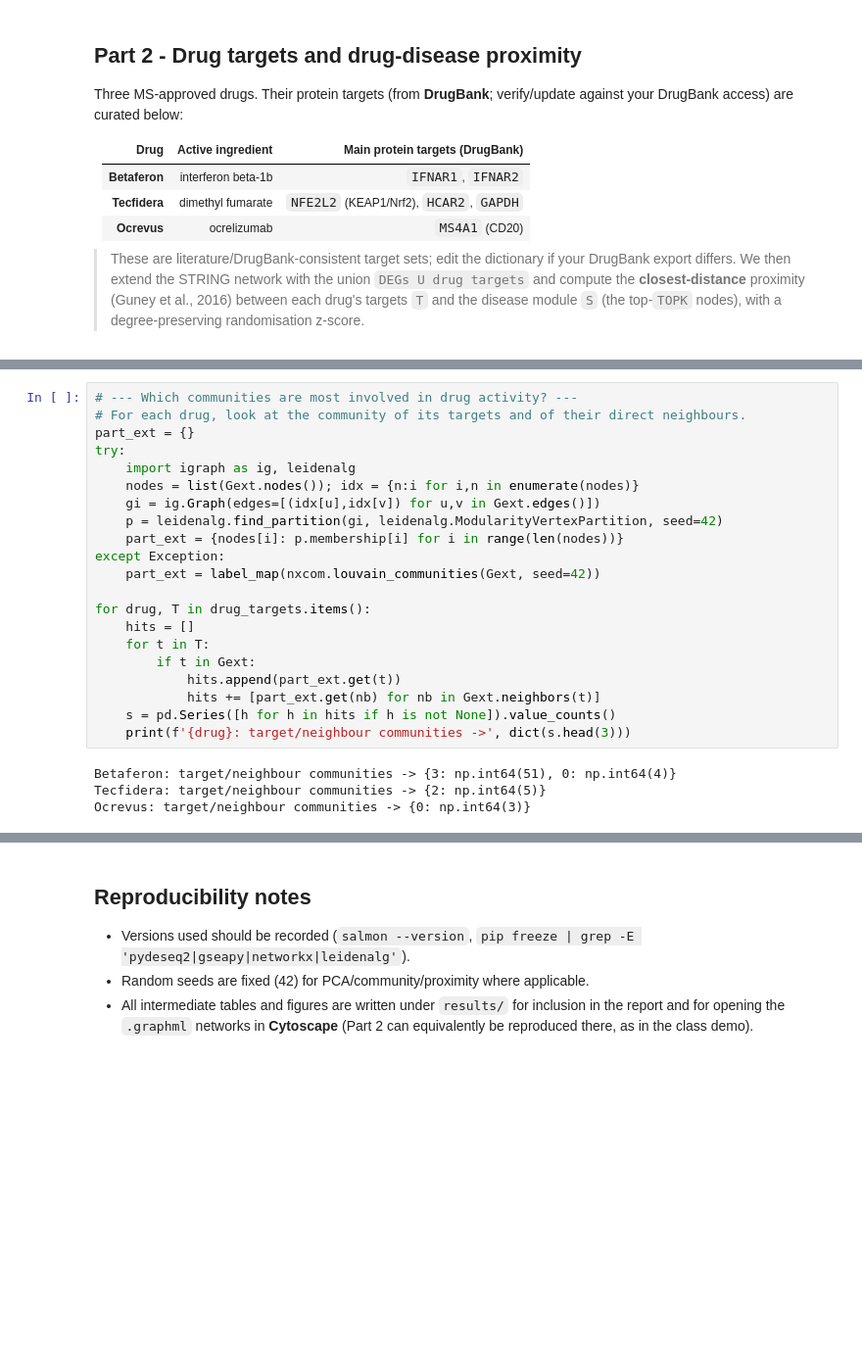
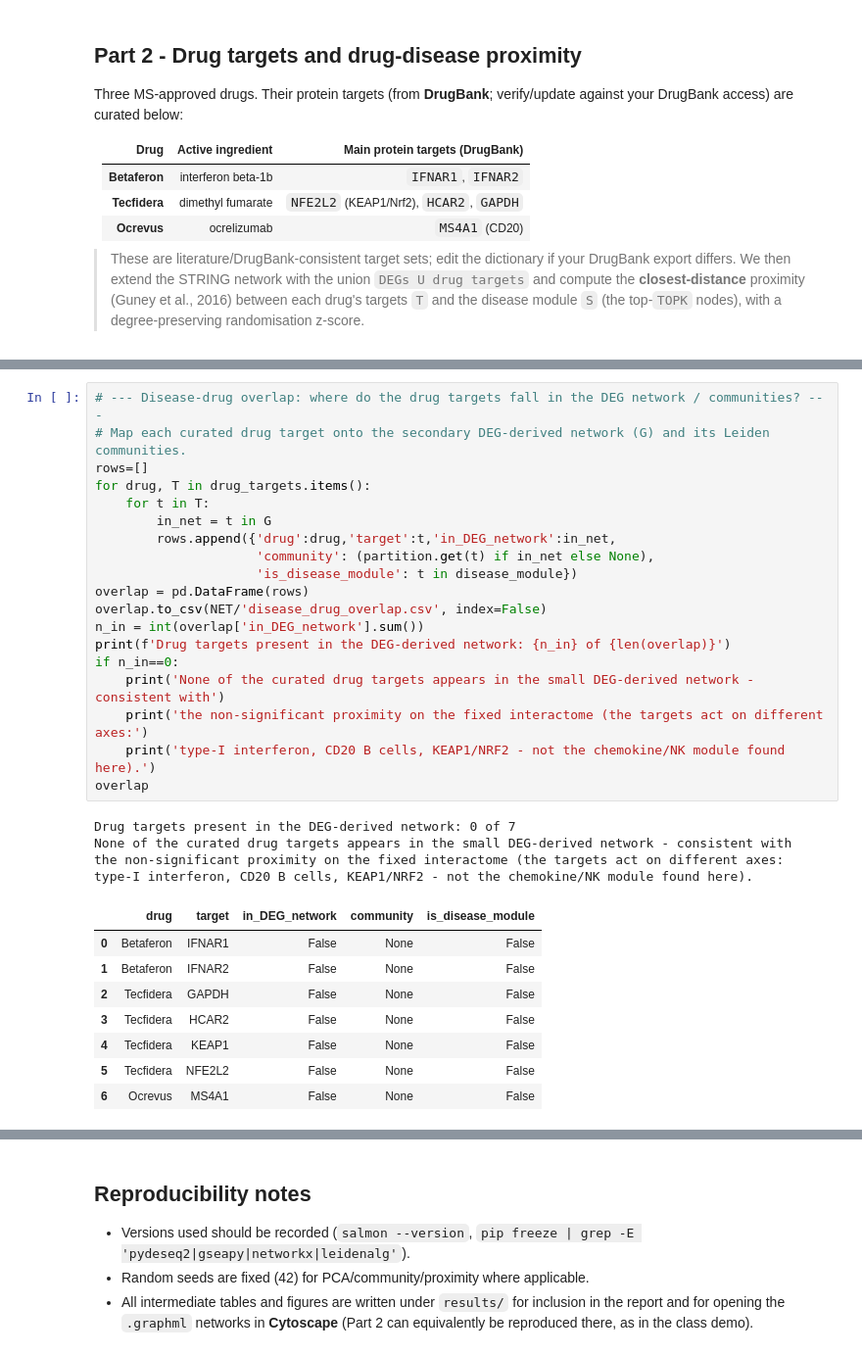
Before and after one commit to ilegul/ms-cd4, a Jupyter notebook: notebooks/BSB_CD4_MS_assignment.ipynb, the cells around one changed output, grey strips where cells are left out. Shown at 98% size. Cells and saved outputs as stored; diff of their text form; blank space fills up the shorter version.

```diff
--- a/notebooks/BSB_CD4_MS_assignment.ipynb
+++ b/notebooks/BSB_CD4_MS_assignment.ipynb
@@ -1873,28 +1883,35 @@ z<-2 = significantly CLOSE to the disease module; z>+2 = significantly distant.
 # %%
-# --- Which communities are most involved in drug activity? ---
-# For each drug, look at the community of its targets and of their direct neighbours.
-part_ext = {}
-try:
-    import igraph as ig, leidenalg
-    nodes = list(Gext.nodes()); idx = {n:i for i,n in enumerate(nodes)}
-    gi = ig.Graph(edges=[(idx[u],idx[v]) for u,v in Gext.edges()])
-    p = leidenalg.find_partition(gi, leidenalg.ModularityVertexPartition, seed=42)
-    part_ext = {nodes[i]: p.membership[i] for i in range(len(nodes))}
-except Exception:
-    part_ext = label_map(nxcom.louvain_communities(Gext, seed=42))
-
+# --- Disease-drug overlap: where do the drug targets fall in the DEG network / communities? ---
+# Map each curated drug target onto the secondary DEG-derived network (G) and its Leiden communities.
+rows=[]
 for drug, T in drug_targets.items():
-    hits = []
     for t in T:
-        if t in Gext:
-            hits.append(part_ext.get(t))
-            hits += [part_ext.get(nb) for nb in Gext.neighbors(t)]
-    s = pd.Series([h for h in hits if h is not None]).value_counts()
-    print(f'{drug}: target/neighbour communities ->', dict(s.head(3)))
+        in_net = t in G
+        rows.append({'drug':drug,'target':t,'in_DEG_network':in_net,
+                     'community': (partition.get(t) if in_net else None),
+                     'is_disease_module': t in disease_module})
+overlap = pd.DataFrame(rows)
+overlap.to_csv(NET/'disease_drug_overlap.csv', index=False)
+n_in = int(overlap['in_DEG_network'].sum())
+print(f'Drug targets present in the DEG-derived network: {n_in} of {len(overlap)}')
+if n_in==0:
+    print('None of the curated drug targets appears in the small DEG-derived network - consistent with')
+    print('the non-significant proximity on the fixed interactome (the targets act on different axes:')
+    print('type-I interferon, CD20 B cells, KEAP1/NRF2 - not the chemokine/NK module found here).')
+overlap
 # %% [output]
-Betaferon: target/neighbour communities -> {3: np.int64(51), 0: np.int64(4)}
-Tecfidera: target/neighbour communities -> {2: np.int64(5)}
-Ocrevus: target/neighbour communities -> {0: np.int64(3)}
+Drug targets present in the DEG-derived network: 0 of 7
+None of the curated drug targets appears in the small DEG-derived network - consistent with
+the non-significant proximity on the fixed interactome (the targets act on different axes:
+type-I interferon, CD20 B cells, KEAP1/NRF2 - not the chemokine/NK module found here).
+|  | drug | target | in_DEG_network | community | is_disease_module |
+| 0 | Betaferon | IFNAR1 | False | None | False |
+| 1 | Betaferon | IFNAR2 | False | None | False |
+| 2 | Tecfidera | GAPDH | False | None | False |
+| 3 | Tecfidera | HCAR2 | False | None | False |
+| 4 | Tecfidera | KEAP1 | False | None | False |
+| 5 | Tecfidera | NFE2L2 | False | None | False |
+| 6 | Ocrevus | MS4A1 | False | None | False |
 # %% [markdown]
 ### Part 2 - discussion
 
```
Also changed, not shown: parts of 12 cells of this notebook, 21 other files.
